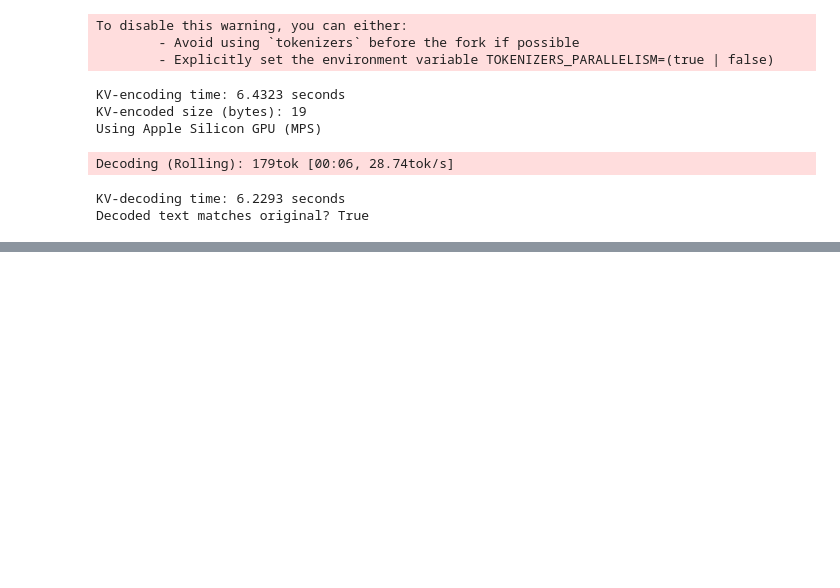
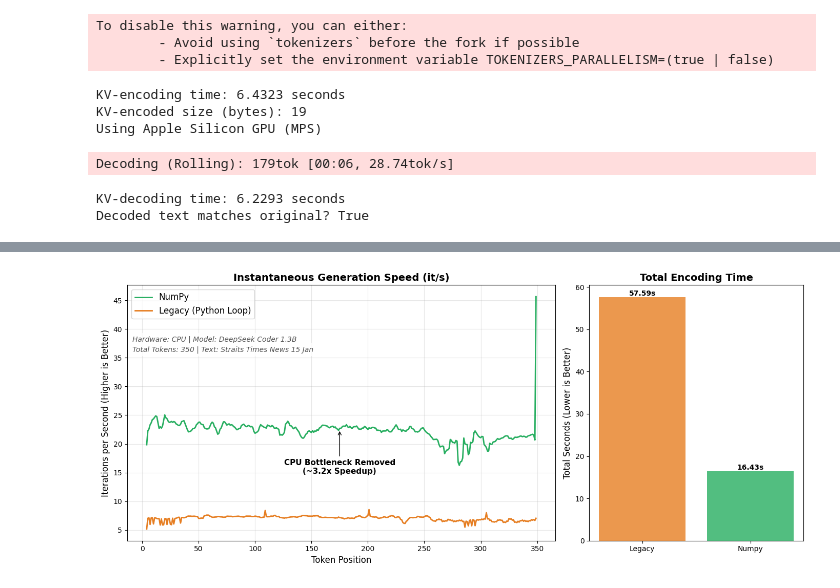
Before and after one commit to miaordh/LLM_Text_Compression_IIB_Project, a Jupyter notebook: lab.ipynb, the cells around one changed output, grey strips where cells are left out. Saved outputs shown, nothing was run; the diff lists cells and outputs as text; code cells hidden in the pictures; blank space fills up the shorter version.

```diff
--- a/lab.ipynb
+++ b/lab.ipynb
@@ -1116,0 +1197,6 @@ Decoded text matches original? True
+# %%
+# new text file
+with open("straits_times_15_jan.txt", "r") as f:
+    straits_times_news_text_15_1 = f.read()
+import time
+from llm_codec import LLM_Encoder, LLM_Decoder
@@ -1116,0 +1319,10 @@ Decoded text matches original? True
+# %%
+# compare with gzip
+import gzip
+with open("straits_times_15_jan.txt", "rb") as f:
+    original_data = f.read()
+compressed_data = gzip.compress(original_data)
+size_of_gzip = len(compressed_data)
+compression_ratio_gzip = (size_of_gzip * 8) / len(original_data)
+print(f"Gzip compressed size (bytes): {size_of_gzip}")
+print(f"Gzip compression ratio (compressed bits/original byte): {compression_ratio_gzip:.4f}")
@@ -1116,0 +1524,71 @@ Decoded text matches original? True
+# %%
+import matplotlib.pyplot as plt
+import pandas as pd
+
+# Load Data
+df_leg = pd.read_csv("speed_stats_legacy.csv")
+df_vec = pd.read_csv("speed_stats_vector.csv")
+
+fig = plt.figure(figsize=(14, 6))
+gs = fig.add_gridspec(1, 2, width_ratios=[2, 1])
+
+ax_curve = fig.add_subplot(gs[0])
+ax_bar = fig.add_subplot(gs[1])
+
+# --- PLOT 1: Instantaneous Speed (it/s) ---
+# Rolling average to smooth out jitter
+window = 5
+vec_smooth = df_vec['speed_it_s'].rolling(window).mean()
+leg_smooth = df_leg['speed_it_s'].rolling(window).mean()
+
+ax_curve.plot(df_vec['position'], vec_smooth, color='#27ae60', label='NumPy', linewidth=2)
+ax_curve.plot(df_leg['position'], leg_smooth, color='#e67e22', label='Legacy (Python Loop)', linewidth=2)
+
+ax_curve.set_title('Instantaneous Generation Speed (it/s)', fontsize=14, fontweight='bold')
+ax_curve.set_xlabel('Token Position', fontsize=12)
+ax_curve.set_ylabel('Iterations per Second (Higher is Better)', fontsize=12)
+ax_curve.legend(fontsize=12)
+ax_curve.grid(True, alpha=0.3)
+
+# Add System Info Text underneath the legend
+system_info = "Hardware: CPU | Model: DeepSeek Coder 1.3B"
+ax_curve.text(0.012, 0.78, system_info, transform=ax_curve.transAxes,
+              fontsize=10, color='#555555', style='italic',
+              bbox=dict(facecolor='white', alpha=0.8, edgecolor='none'))
+
+# add text info underneath the system info
+text_info = f"Total Tokens: {len(df_leg)} | Text: Straits Times News 15 Jan"
+ax_curve.text(0.012, 0.74, text_info, transform=ax_curve.transAxes,
+              fontsize=10, color='#555555', style='italic',
+              bbox=dict(facecolor='white', alpha=0.8, edgecolor='none'))
+
+# Annotate the gap
+avg_vec = df_vec['speed_it_s'].mean()
+avg_leg = df_leg['speed_it_s'].mean()
+mid_x = len(df_vec) // 2
+
+ax_curve.annotate(f'CPU Bottleneck Removed\n(~{avg_vec/avg_leg:.1f}x Speedup)',
+                  xy=(mid_x, avg_vec),
+                  xytext=(mid_x, (avg_vec + avg_leg)/2),
+                  arrowprops=dict(facecolor='black', arrowstyle='->'),
+                  ha='center', fontsize=11, fontweight='bold')
+
+
+# --- PLOT 2: Total Time ---
+labels = ['Legacy', 'Numpy']
+times = [time_legacy, time_vector]
+colors = ['#e67e22', '#27ae60']
+
+bars = ax_bar.bar(labels, times, color=colors, alpha=0.8)
+ax_bar.set_title('Total Encoding Time', fontsize=14, fontweight='bold')
+ax_bar.set_ylabel('Total Seconds (Lower is Better)', fontsize=12)
+
+for bar in bars:
+    height = bar.get_height()
+    ax_bar.text(bar.get_x() + bar.get_width()/2., height,
+                 f'{height:.2f}s', ha='center', va='bottom', fontweight='bold')
+
+plt.tight_layout()
+plt.show()
+# %% [output]
+[figure, added]
```
Also changed, not shown: parts of 20 cells of this notebook, 26 other files.
